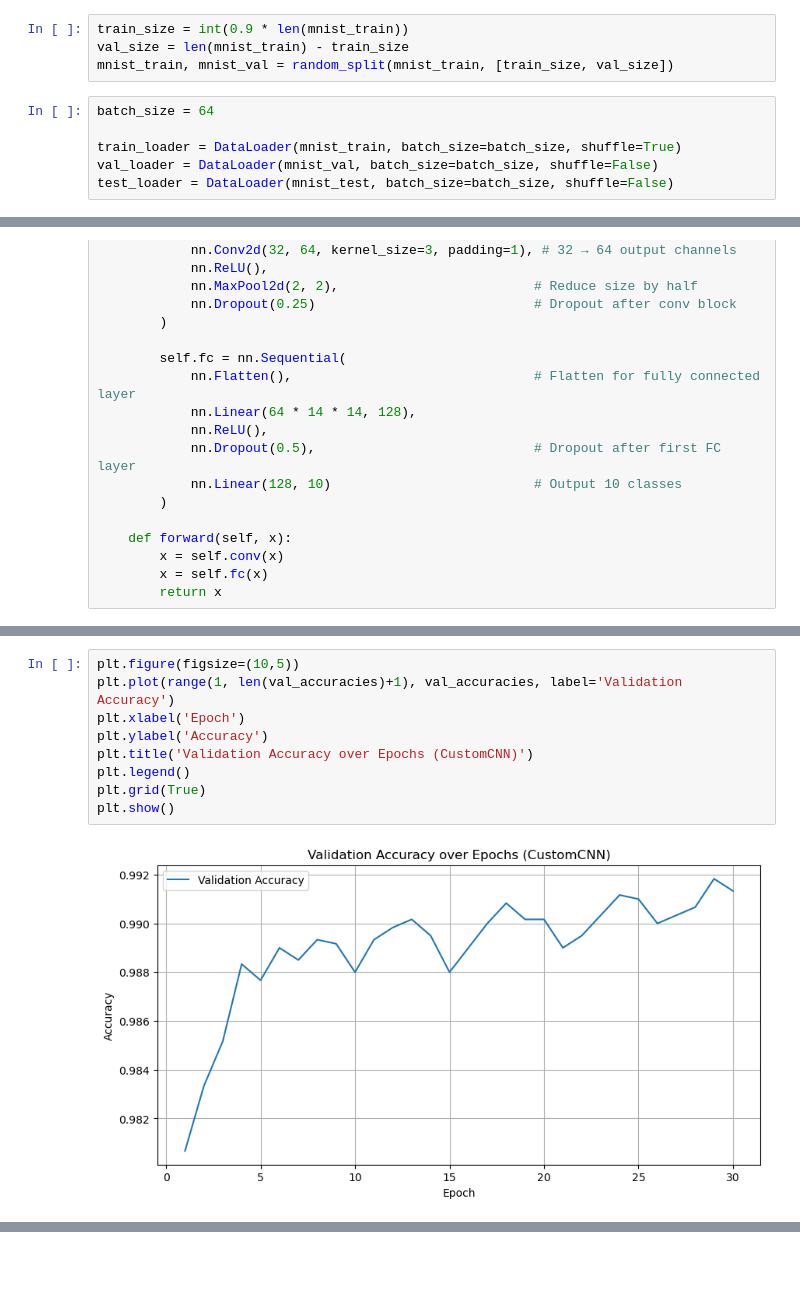
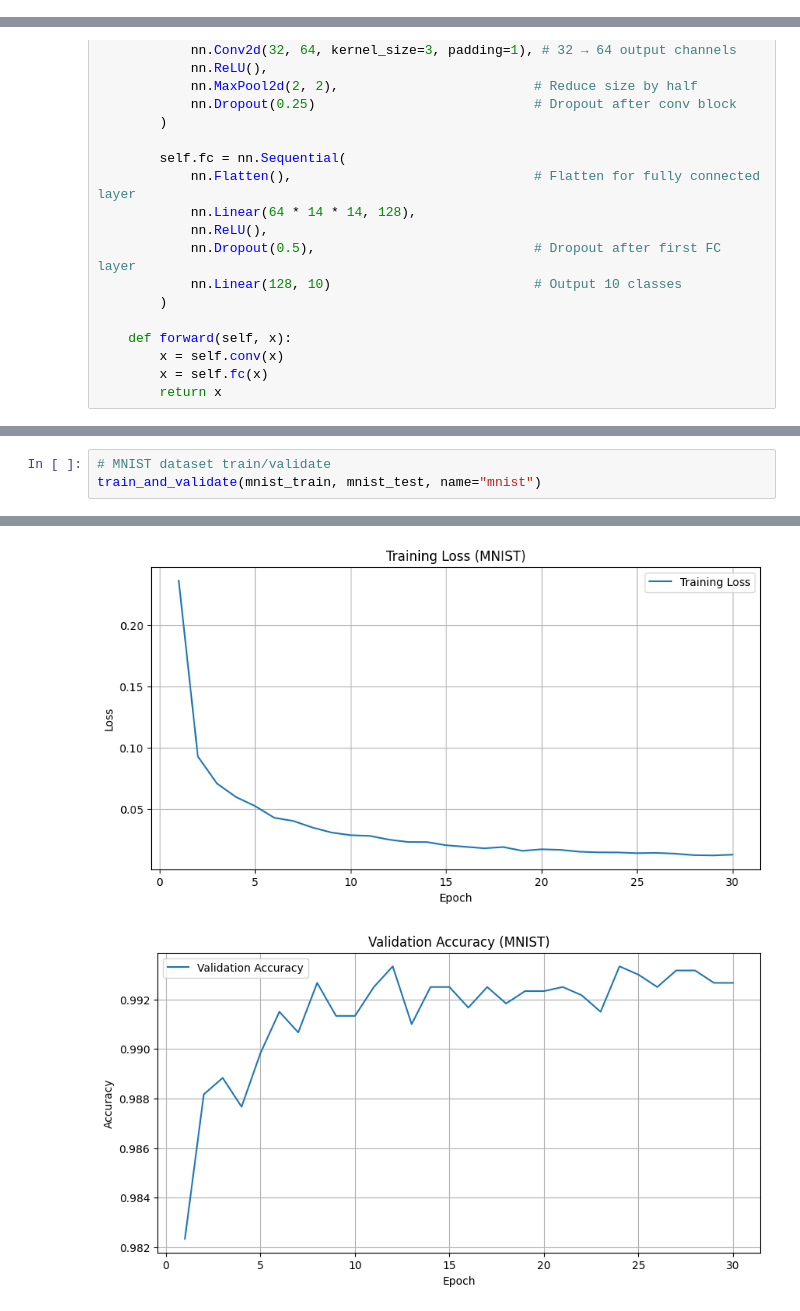
Before and after one commit to crazycat948/Custom-CNN-Project, a Jupyter notebook: CustomCNN_MNIST_FashionMNIST.ipynb, the cells around one changed output, grey strips where cells are left out. Cells and saved outputs as stored; diff of their text form; blank space fills up the shorter version.

```diff
--- a/CustomCNN_MNIST_FashionMNIST.ipynb
+++ b/CustomCNN_MNIST_FashionMNIST.ipynb
@@ -14,16 +14,6 @@ mnist_train = datasets.MNIST(root='./data', train=True, transform=transform, dow
 mnist_test = datasets.MNIST(root='./data', train=False, transform=transform, download=True)
 fashion_train = datasets.FashionMNIST(root='./data', train=True, transform=transform, download=True)
 fashion_test = datasets.FashionMNIST(root='./data', train=False, transform=transform, download=True)
-# %%
-train_size = int(0.9 * len(mnist_train))
-val_size = len(mnist_train) - train_size
-mnist_train, mnist_val = random_split(mnist_train, [train_size, val_size])
-# %%
-batch_size = 64
-
-train_loader = DataLoader(mnist_train, batch_size=batch_size, shuffle=True)
-val_loader = DataLoader(mnist_val, batch_size=batch_size, shuffle=False)
-test_loader = DataLoader(mnist_test, batch_size=batch_size, shuffle=False)
 # %%
 class CustomCNN(nn.Module):
     def __init__(self):
@@ -127,11 +110,4 @@ plt.show()
-# %%
-plt.figure(figsize=(10,5))
-plt.plot(range(1, len(val_accuracies)+1), val_accuracies, label='Validation Accuracy')
-plt.xlabel('Epoch')
-plt.ylabel('Accuracy')
-plt.title('Validation Accuracy over Epochs (CustomCNN)')
-plt.legend()
-plt.grid(True)
-plt.show()
-# %% [output]
-[figure, removed]
+# %%
+# MNIST dataset train/validate
+train_and_validate(mnist_train, mnist_test, name="mnist")
+# %% [output]
@@ -137,0 +131,2 @@ plt.show()
+[figure, added]
+[figure, added]
```
Also changed, not shown: parts of 7 cells of this notebook.
